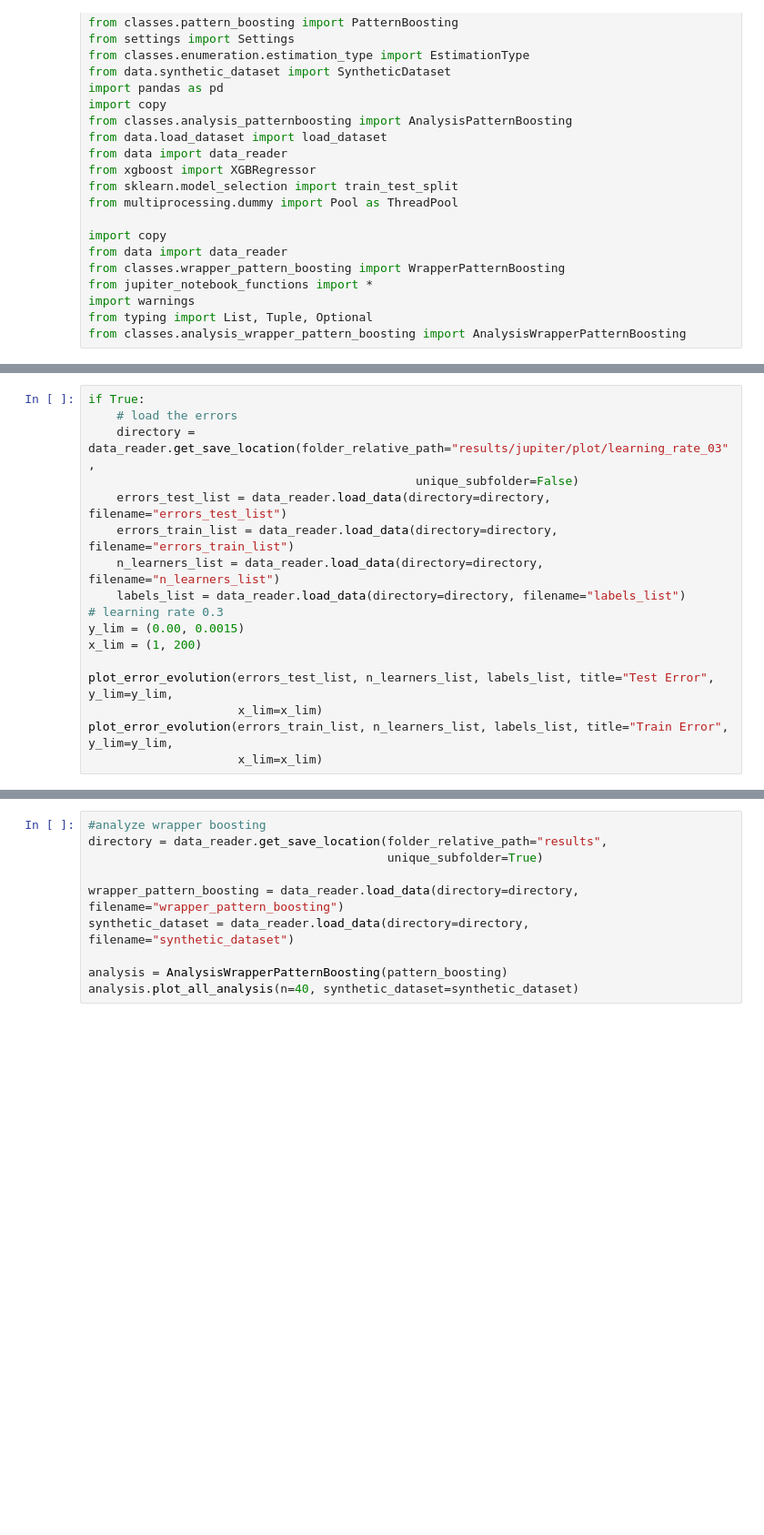
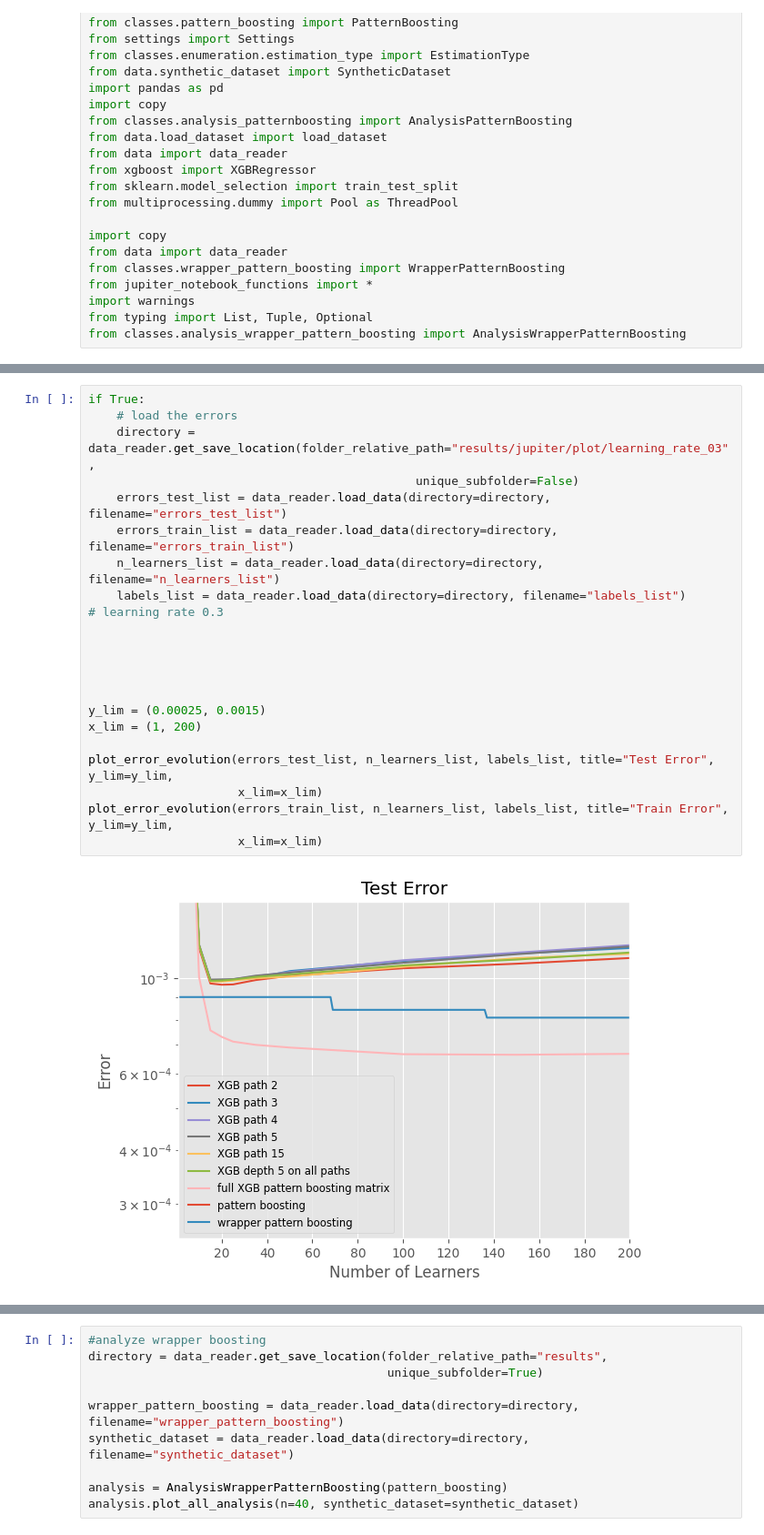
Before and after one commit to Claudio-Me/Path-Boosting-Public, a Jupyter notebook: wrapped_boosting_analysis.ipynb, the cells around one changed output, grey strips where cells are left out. Shown at 91% size. Saved outputs shown, nothing was run; the diff lists cells and outputs as text; blank space fills up the shorter version.

```diff
--- a/wrapped_boosting_analysis.ipynb
+++ b/wrapped_boosting_analysis.ipynb
@@ -418,17 +482,24 @@ plot_error_evolution(errors_train_list, n_learners_list, labels_list, title="Tra
 # %%
 if True:
     # load the errors
     directory = data_reader.get_save_location(folder_relative_path="results/jupiter/plot/learning_rate_03",
                                               unique_subfolder=False)
     errors_test_list = data_reader.load_data(directory=directory, filename="errors_test_list")
     errors_train_list = data_reader.load_data(directory=directory, filename="errors_train_list")
     n_learners_list = data_reader.load_data(directory=directory, filename="n_learners_list")
     labels_list = data_reader.load_data(directory=directory, filename="labels_list")
 # learning rate 0.3
-y_lim = (0.00, 0.0015)
+
+
+
+
+
+y_lim = (0.00025, 0.0015)
 x_lim = (1, 200)
 
 plot_error_evolution(errors_test_list, n_learners_list, labels_list, title="Test Error", y_lim=y_lim,
                      x_lim=x_lim)
 plot_error_evolution(errors_train_list, n_learners_list, labels_list, title="Train Error", y_lim=y_lim,
                      x_lim=x_lim)
+# %% [output]
+[figure, added]
```
Also changed, not shown: parts of 8 cells of this notebook, 3 other files.
